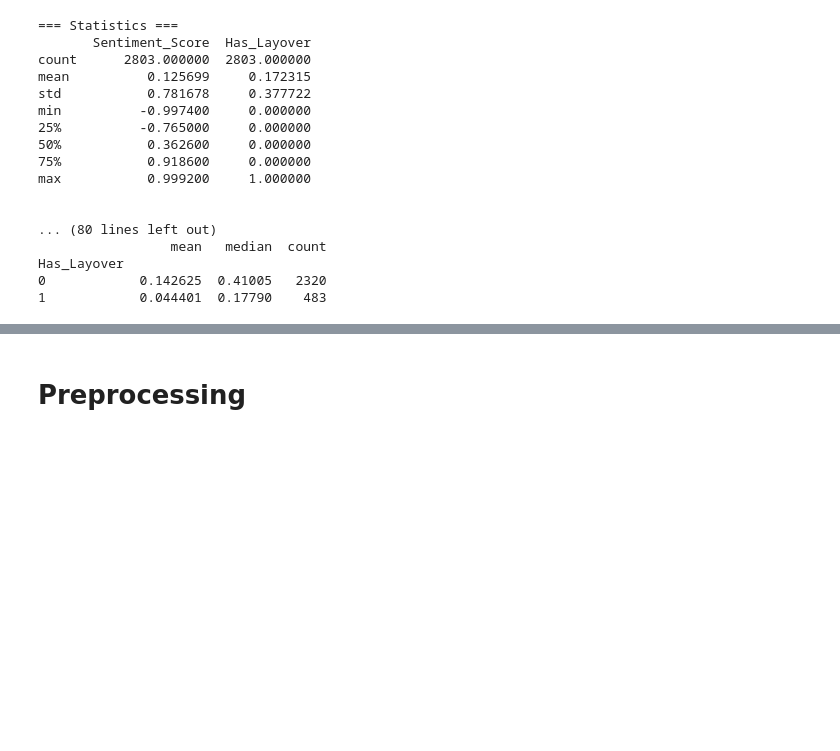
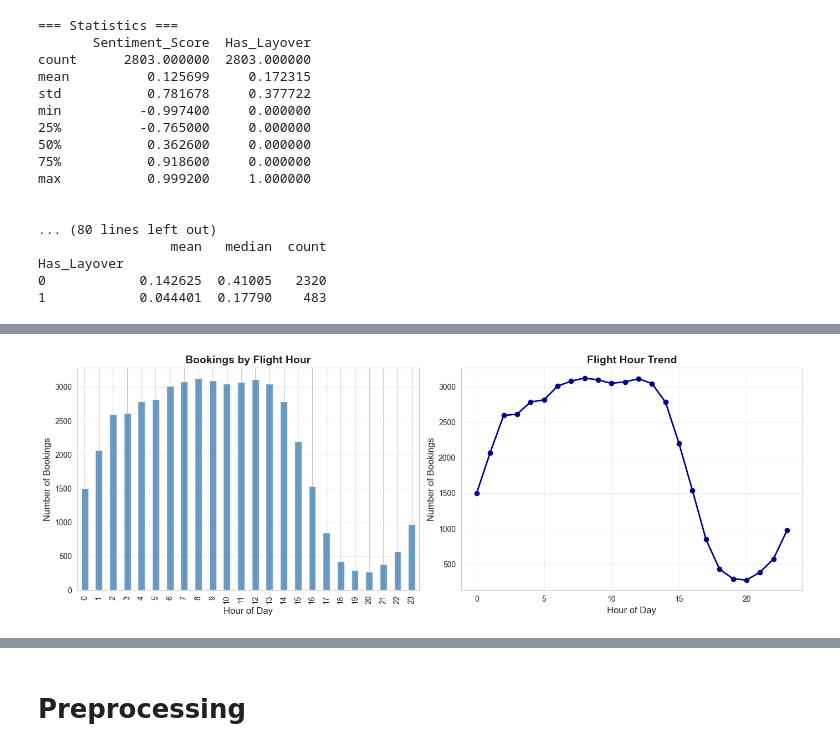
Before and after one commit to seiftarek158/ACL2, a Jupyter notebook: Submission/Finalised_version/submission_1.ipynb, the cells around one changed output, grey strips where cells are left out. Saved outputs shown, nothing was run; the diff lists cells and outputs as text; code cells hidden in the pictures; blank space fills up the shorter version.

```diff
--- a/Submission/Finalised_version/submission_1.ipynb
+++ b/Submission/Finalised_version/submission_1.ipynb
@@ -1328,11 +1732,80 @@ plt.show()
 # %%
-# Create figure for boxplots and correlation analysis
-fig, axes = plt.subplots(1, 1, figsize=(16, 18))
+print("=" * 80)
+print("PASSENGER BOOKING DATA - FLIGHT HOUR & ROUTE ANALYSIS")
+print("=" * 80)
+print(f"\nTotal Bookings: {len(pb):,}")
 
+# ============================================================================
+# FLIGHT HOUR ANALYSIS
+# ============================================================================
+print("\n1. FLIGHT HOUR ANALYSIS")
+print("-" * 80)
 
-# 2. Box plot: Sentiment Score by Has_Layover
-asr.boxplot(column='Sentiment_Score', ax=axes, patch_artist=True)
-axes.set_title('Sentiment Score by Has_Layover')
-axes.set_xlabel('Has_Layover')
-axes.set_ylabel('Sentiment Score')
-plt.sca(axes)
+# Basic statistics
+print(f"\nFlight Hour Statistics:")
+print(f"  Most Popular Hour: {pb['flight_hour'].mode()[0]}:00")
+print(f"  Average Hour: {pb['flight_hour'].mean():.1f}")
+print(f"  Earliest Flight: {pb['flight_hour'].min()}:00")
+print(f"  Latest Flight: {pb['flight_hour'].max()}:00")
+
+# Visualizations
+fig, axes = plt.subplots(1, 2, figsize=(14, 5))
+
+# Hourly distribution
+pb['flight_hour'].value_counts().sort_index().plot(kind='bar', ax=axes[0],
+                                                       color='steelblue', alpha=0.8)
+axes[0].set_title('Bookings by Flight Hour', fontsize=14, fontweight='bold')
+axes[0].set_xlabel('Hour of Day', fontsize=12)
+axes[0].set_ylabel('Number of Bookings', fontsize=12)
+axes[0].grid(axis='y', alpha=0.3)
+
+# Time trend
+pb['flight_hour'].value_counts().sort_index().plot(kind='line', ax=axes[1],
+                                                       color='darkblue', marker='o', linewidth=2)
+axes[1].set_title('Flight Hour Trend', fontsize=14, fontweight='bold')
+axes[1].set_xlabel('Hour of Day', fontsize=12)
+axes[1].set_ylabel('Number of Bookings', fontsize=12)
+axes[1].grid(alpha=0.3)
+
+plt.tight_layout()
+plt.show()
+
+# ============================================================================
+# ROUTE ANALYSIS
+# ============================================================================
+print("\n\n2. ROUTE ANALYSIS")
+print("-" * 80)
+
+# Basic statistics
+route_counts = pb['route'].value_counts()
+print(f"\nTotal Routes: {pb['route'].nunique()}")
+print(f"\nTop 10 Most Popular Routes:")
+for i, (route, count) in enumerate(route_counts.head(10).items(), 1):
+    pct = (count / len(pb)) * 100
+    print(f"  {i:2d}. {route}: {count} bookings ({pct:.1f}%)")
+
+# Visualizations
+fig, axes = plt.subplots(1, 2, figsize=(14, 6))
+
+# Top 15 routes
+route_counts.head(15).sort_values().plot(kind='barh', ax=axes[0],
+                                          color='coral', alpha=0.8)
+axes[0].set_title('Top 15 Most Popular Routes', fontsize=14, fontweight='bold')
+axes[0].set_xlabel('Number of Bookings', fontsize=12)
+axes[0].set_ylabel('Route', fontsize=10)
+axes[0].grid(axis='x', alpha=0.3)
+
+# Route distribution
+top_10 = route_counts.head(10)
+other = len(pb) - top_10.sum()
+pie_data = pd.concat([top_10, pd.Series({'Others': other})])
+axes[1].pie(pie_data, labels=pie_data.index, autopct='%1.1f%%', startangle=90)
+axes[1].set_title('Top 10 Routes vs Others', fontsize=14, fontweight='bold')
+
+plt.tight_layout()
+plt.show()
+
+print("\n" + "=" * 80)
+print("ANALYSIS COMPLETE!")
+print("=" * 80)
+# %% [output]
@@ -1338,0 +1826 @@ plt.sca(axes)
+[figure, added]
```
Also changed, not shown: parts of 7 cells of this notebook.
